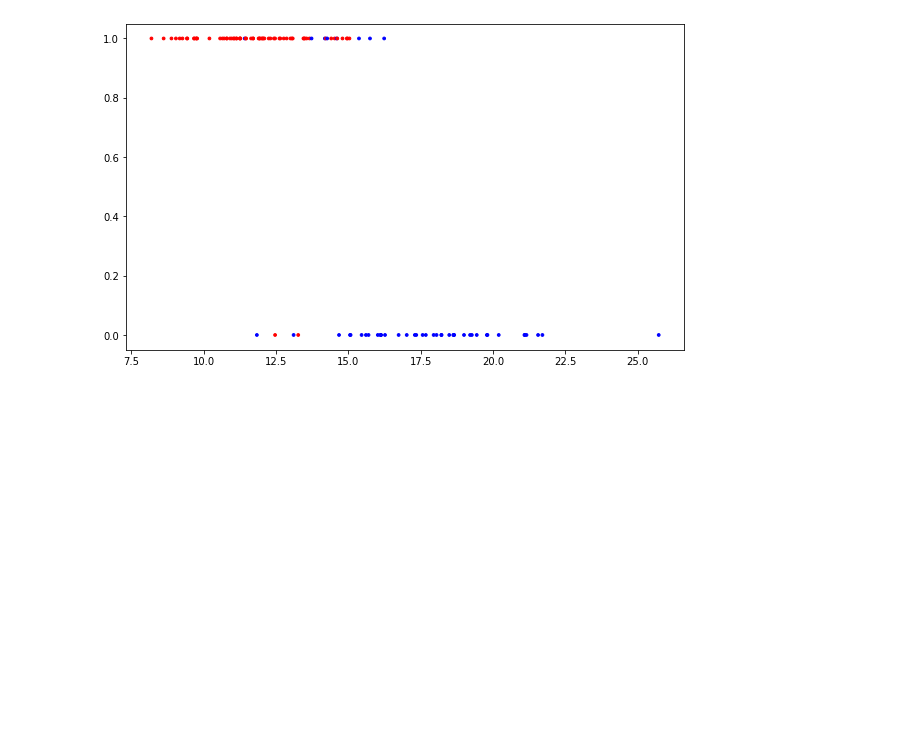
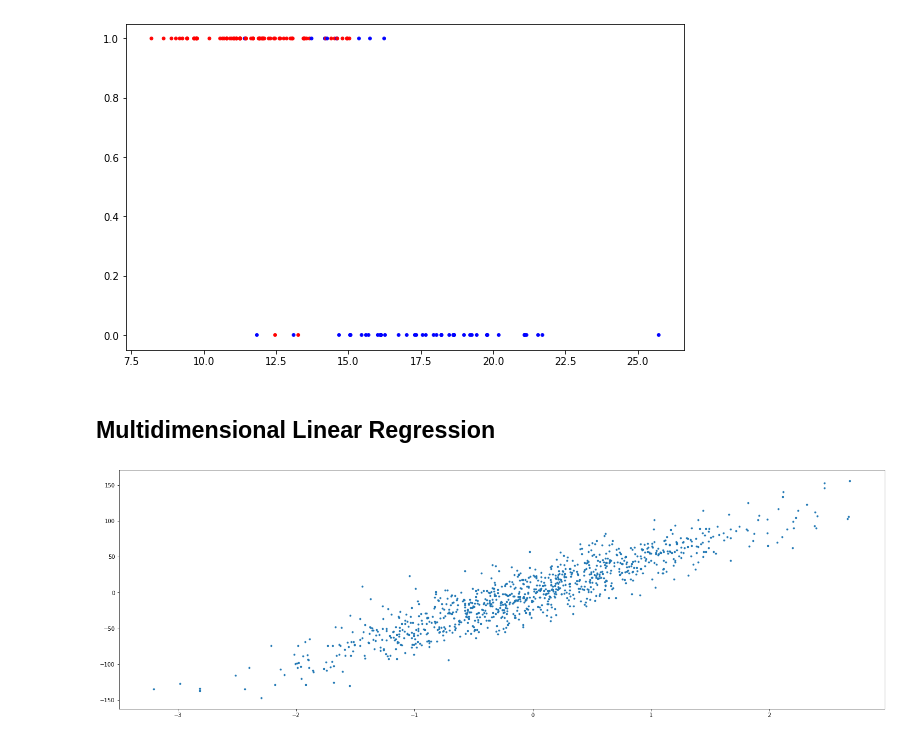
Before and after one commit to Taylor-X01/ML-course, a Jupyter notebook: TP2/RegressionNB.ipynb, the cells around one changed output. Saved outputs shown, nothing was run; the diff lists cells and outputs as text; code cells hidden in the pictures; blank space fills up the shorter version.

```diff
--- a/TP2/RegressionNB.ipynb
+++ b/TP2/RegressionNB.ipynb
@@ -213,3 +197,5 @@ plt.scatter(Xl_test[:,0],prediction,c=Yl_test,cmap='bwr', marker=".",s=30)
 plt.show()
 # %% [output]
 [figure]
+# %% [markdown]
+## Multidimensional Linear Regression
@@ -215,0 +209,9 @@ plt.show()
+# %%
+Xr, yr = datasets.make_regression(n_samples=1000, n_features=1, noise=20, random_state=10)
+Xr_train, Xr_test, Yr_train, Yr_test = train_test_split(Xr, yr, test_size=0.25, random_state=20)
+# %%
+fig = plt.figure(figsize=(25,8))
+plt.scatter(Xr[:,0],yr,cmap='bwr' ,marker=".",s=30)
+plt.show()
+# %% [output]
+[figure, added]
```
Also changed, not shown: parts of 16 cells of this notebook.
